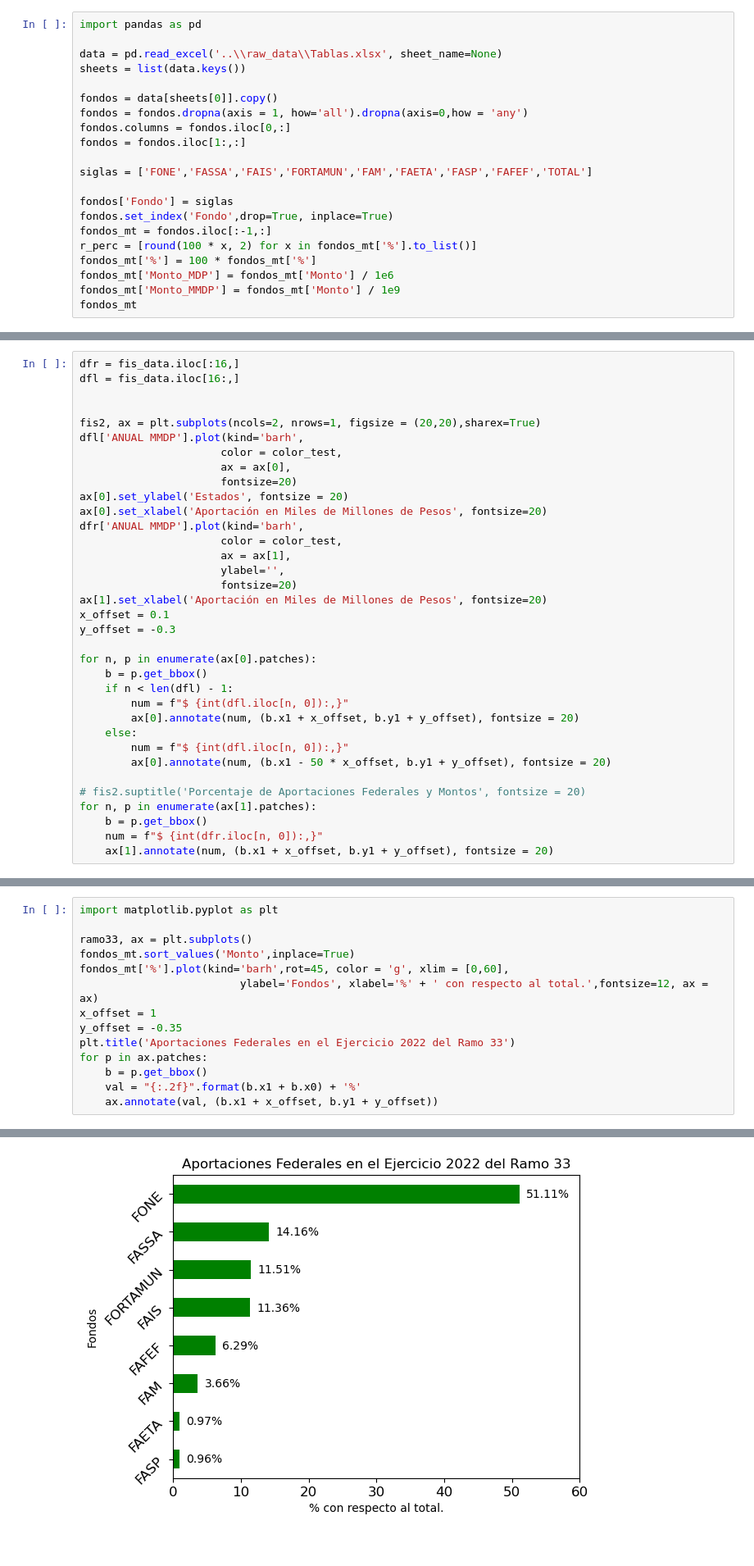
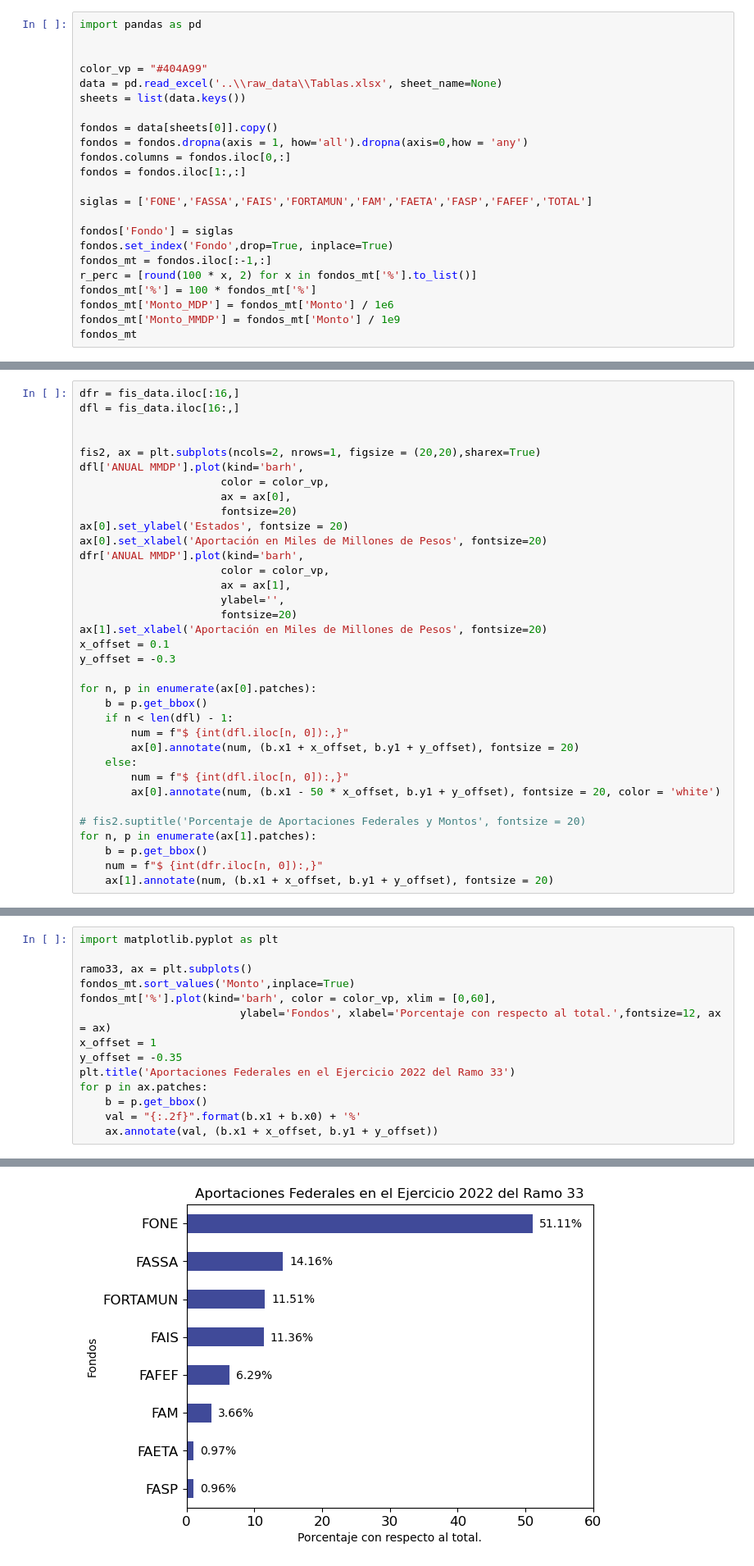
Before and after one commit to Dust1920/SIM26, a Jupyter notebook: transform/articulo_revista.ipynb, the cells around one changed output, grey strips where cells are left out. Shown at 82% size. Saved outputs shown, nothing was run; the diff lists cells and outputs as text.

```diff
--- a/transform/articulo_revista.ipynb
+++ b/transform/articulo_revista.ipynb
@@ -1,6 +1,8 @@
 # %%
 import pandas as pd
 
+
+color_vp = "#404A99"
 data = pd.read_excel('..\\raw_data\\Tablas.xlsx', sheet_name=None)
 sheets = list(data.keys())
 
@@ -281,13 +283,13 @@ dfl = fis_data.iloc[16:,]
 
 fis2, ax = plt.subplots(ncols=2, nrows=1, figsize = (20,20),sharex=True)
 dfl['ANUAL MMDP'].plot(kind='barh',
-                      color = color_test,
+                      color = color_vp,
                       ax = ax[0],
                       fontsize=20)
 ax[0].set_ylabel('Estados', fontsize = 20)
 ax[0].set_xlabel('Aportación en Miles de Millones de Pesos', fontsize=20)
 dfr['ANUAL MMDP'].plot(kind='barh',
-                      color = color_test,
+                      color = color_vp,
                       ax = ax[1],
                       ylabel='',
                       fontsize=20)
@@ -302,7 +304,7 @@ for n, p in enumerate(ax[0].patches):
         ax[0].annotate(num, (b.x1 + x_offset, b.y1 + y_offset), fontsize = 20)
     else:
         num = f"$ {int(dfl.iloc[n, 0]):,}"
-        ax[0].annotate(num, (b.x1 - 50 * x_offset, b.y1 + y_offset), fontsize = 20)
+        ax[0].annotate(num, (b.x1 - 50 * x_offset, b.y1 + y_offset), fontsize = 20, color = 'white')
 
 # fis2.suptitle('Porcentaje de Aportaciones Federales y Montos', fontsize = 20)
 for n, p in enumerate(ax[1].patches):
@@ -358,23 +360,23 @@ rubro_plot['%'].plot(kind='pie',legend=True , figsize=(20,20))
 # %%
 import matplotlib.pyplot as plt
 
 ramo33, ax = plt.subplots()
 fondos_mt.sort_values('Monto',inplace=True)
-fondos_mt['%'].plot(kind='barh',rot=45, color = 'g', xlim = [0,60],
-                         ylabel='Fondos', xlabel='%' + ' con respecto al total.',fontsize=12, ax = ax)
+fondos_mt['%'].plot(kind='barh', color = color_vp, xlim = [0,60],
+                         ylabel='Fondos', xlabel='Porcentaje con respecto al total.',fontsize=12, ax = ax)
 x_offset = 1
 y_offset = -0.35
 plt.title('Aportaciones Federales en el Ejercicio 2022 del Ramo 33')
 for p in ax.patches:
     b = p.get_bbox()
     val = "{:.2f}".format(b.x1 + b.x0) + '%'
     ax.annotate(val, (b.x1 + x_offset, b.y1 + y_offset))
 # %% [output]
 A value is trying to be set on a copy of a slice from a DataFrame
 
 See the caveats in the documentation: https://pandas.pydata.org/pandas-docs/stable/user_guide/indexing.html#returning-a-view-versus-a-copy
   fondos_mt.sort_values('Monto',inplace=True)
-[figure, old version]
+[figure, new version]
 # %% [markdown]
 ## Estados
 # %%
```
Also changed, not shown: parts of 5 cells of this notebook, 2 other files.
